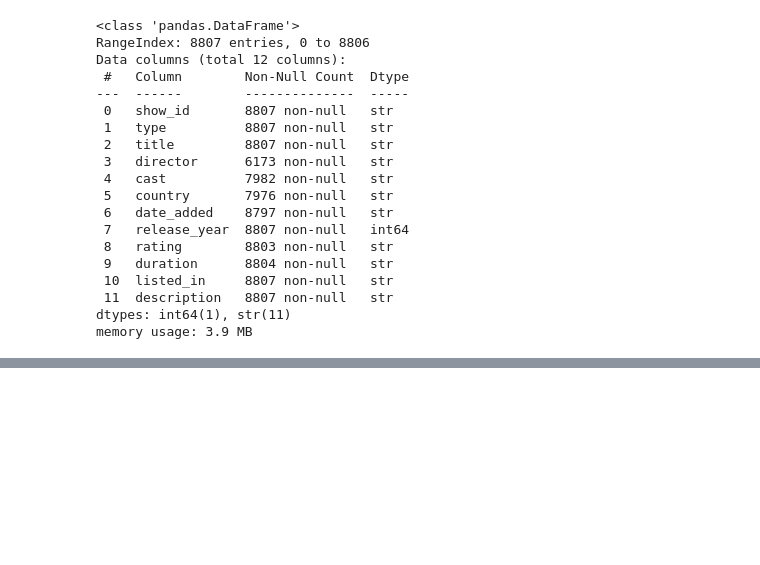
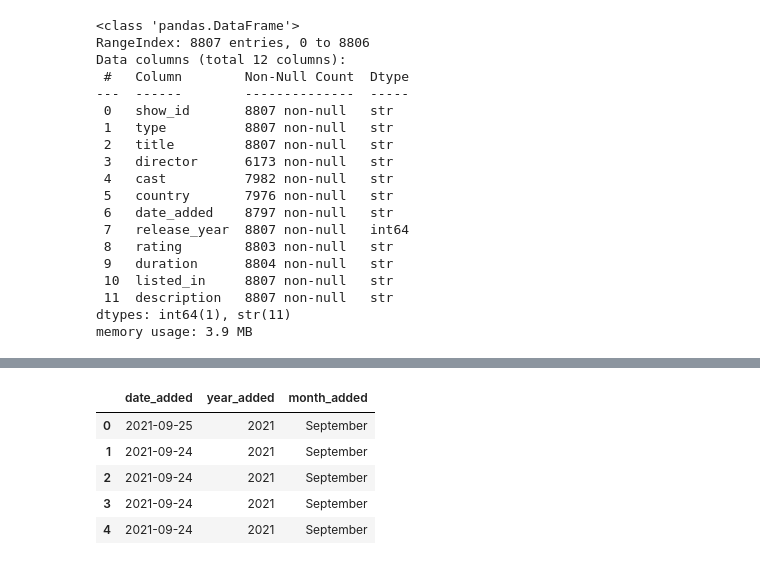
Before and after one commit to Jayshri-Thagunna/Netflix-Data-Dashboard, a Jupyter notebook: data.ipynb, the cells around one changed output, grey strips where cells are left out. Drawn from its saved outputs; the diff is of its cells as text; code cells hidden in the pictures; blank space fills up the shorter version.

```diff
--- a/data.ipynb
+++ b/data.ipynb
@@ -94,0 +101,13 @@ df
+# %%
+#errors='coerce': This prevents crashes. If a row has corrupt text like "invalid_date", pandas converts it to a safe NaT (Not a Time/missing value) instead of stopping your code.
+df['date_added'] = pd.to_datetime(df['date_added'], errors='coerce')
+df['year_added'] = df['date_added'].dt.year #.dt.year: Extracts just the 4-digit numerical year (e.g., 2026).
+df['month_added'] = df['date_added'].dt.month_name() #.dt.month_name(): Extracts the full English name of the month (e.g., July).
+df[['date_added', 'year_added', 'month_added']].head()
+# %% [output]
+|  | date_added | year_added | month_added |
+| 0 | 2021-09-25 | 2021 | September |
+| 1 | 2021-09-24 | 2021 | September |
+| 2 | 2021-09-24 | 2021 | September |
+| 3 | 2021-09-24 | 2021 | September |
+| 4 | 2021-09-24 | 2021 | September |
```
Also changed, not shown: parts of 8 cells of this notebook.
